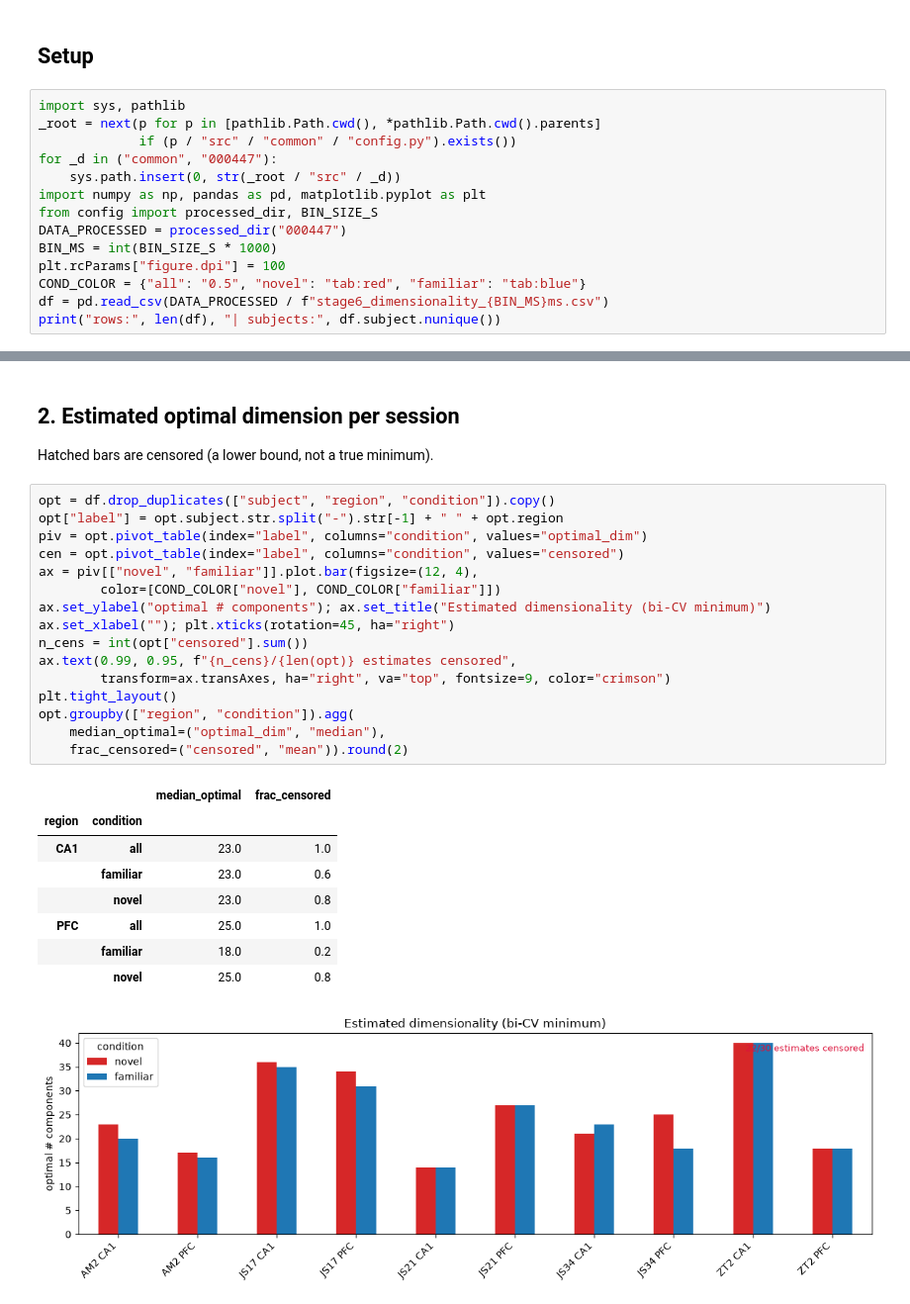
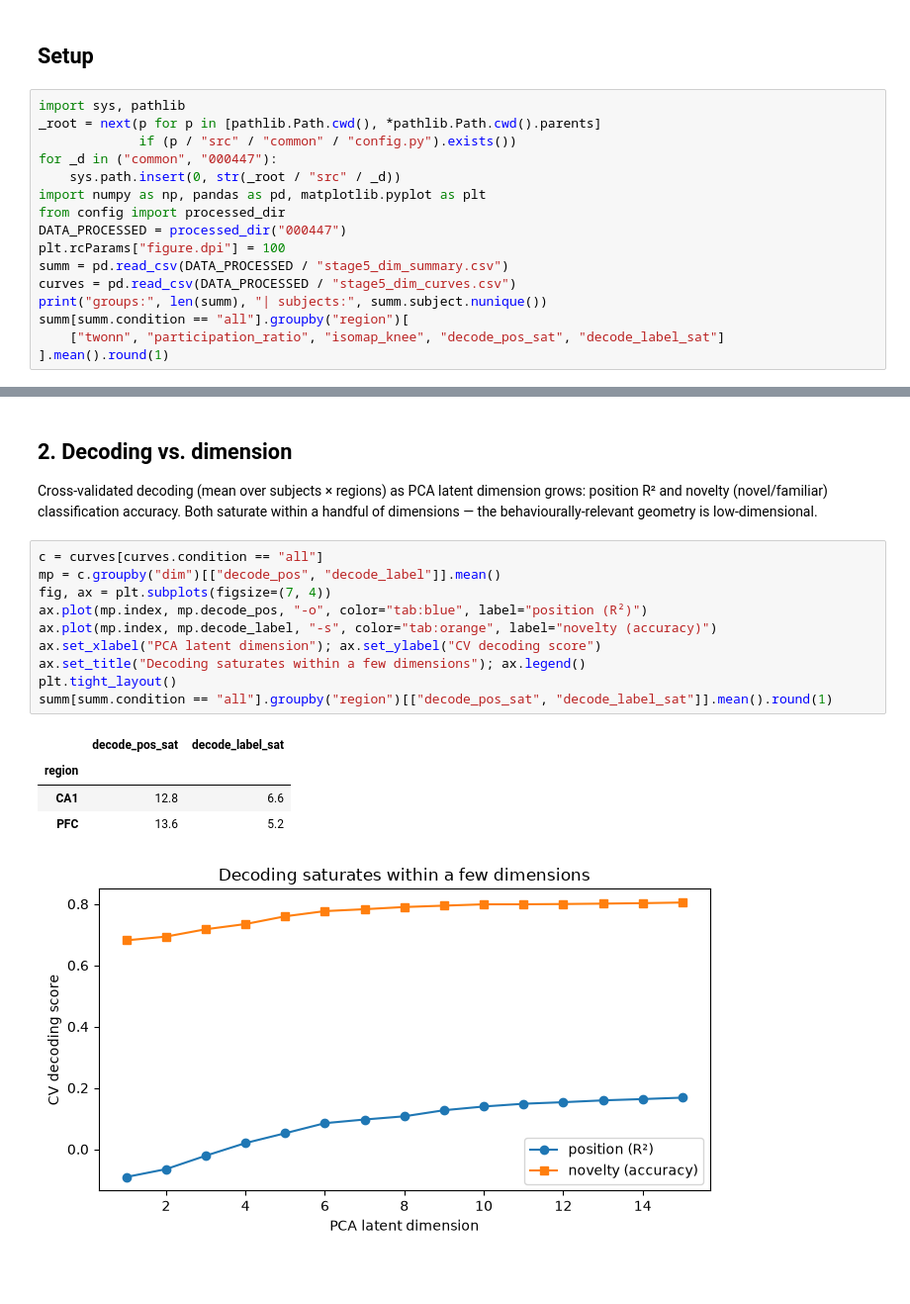
Before and after one commit to M-Proskurin/NeuroDataReHack, a Jupyter notebook: notebooks/000447/06_dimensionality.ipynb, the cells around one changed output, grey strips where cells are left out. Shown at 99% size. Drawn from its saved outputs; the diff is of its cells as text; blank space fills up the shorter version.

```diff
--- a/notebooks/000447/06_dimensionality.ipynb
+++ b/notebooks/000447/06_dimensionality.ipynb
@@ -18,11 +22,13 @@ _root = next(p for p in [pathlib.Path.cwd(), *pathlib.Path.cwd().parents]
 for _d in ("common", "000447"):
     sys.path.insert(0, str(_root / "src" / _d))
 import numpy as np, pandas as pd, matplotlib.pyplot as plt
-from config import processed_dir, BIN_SIZE_S
+from config import processed_dir
 DATA_PROCESSED = processed_dir("000447")
-BIN_MS = int(BIN_SIZE_S * 1000)
 plt.rcParams["figure.dpi"] = 100
-COND_COLOR = {"all": "0.5", "novel": "tab:red", "familiar": "tab:blue"}
-df = pd.read_csv(DATA_PROCESSED / f"stage6_dimensionality_{BIN_MS}ms.csv")
-print("rows:", len(df), "| subjects:", df.subject.nunique())
+summ = pd.read_csv(DATA_PROCESSED / "stage5_dim_summary.csv")
+curves = pd.read_csv(DATA_PROCESSED / "stage5_dim_curves.csv")
+print("groups:", len(summ), "| subjects:", summ.subject.nunique())
+summ[summ.condition == "all"].groupby("region")[
+    ["twonn", "participation_ratio", "isomap_knee", "decode_pos_sat", "decode_label_sat"]
+].mean().round(1)
 # %% [output]
@@ -57,30 +60,24 @@ plt.tight_layout()
 # %% [markdown]
-## 2. Estimated optimal dimension per session
-Hatched bars are censored (a lower bound, not a true minimum).
+## 2. Decoding vs. dimension
+
+Cross-validated decoding (mean over subjects × regions) as PCA latent dimension
+grows: position R² and novelty (novel/familiar) classification accuracy. Both
+saturate within a handful of dimensions — the behaviourally-relevant geometry is
+low-dimensional.
 # %%
-opt = df.drop_duplicates(["subject", "region", "condition"]).copy()
-opt["label"] = opt.subject.str.split("-").str[-1] + " " + opt.region
-piv = opt.pivot_table(index="label", columns="condition", values="optimal_dim")
-cen = opt.pivot_table(index="label", columns="condition", values="censored")
-ax = piv[["novel", "familiar"]].plot.bar(figsize=(12, 4),
-        color=[COND_COLOR["novel"], COND_COLOR["familiar"]])
-ax.set_ylabel("optimal # components"); ax.set_title("Estimated dimensionality (bi-CV minimum)")
-ax.set_xlabel(""); plt.xticks(rotation=45, ha="right")
-n_cens = int(opt["censored"].sum())
-ax.text(0.99, 0.95, f"{n_cens}/{len(opt)} estimates censored",
-        transform=ax.transAxes, ha="right", va="top", fontsize=9, color="crimson")
+c = curves[curves.condition == "all"]
+mp = c.groupby("dim")[["decode_pos", "decode_label"]].mean()
+fig, ax = plt.subplots(figsize=(7, 4))
+ax.plot(mp.index, mp.decode_pos, "-o", color="tab:blue", label="position (R²)")
+ax.plot(mp.index, mp.decode_label, "-s", color="tab:orange", label="novelty (accuracy)")
+ax.set_xlabel("PCA latent dimension"); ax.set_ylabel("CV decoding score")
+ax.set_title("Decoding saturates within a few dimensions"); ax.legend()
 plt.tight_layout()
-opt.groupby(["region", "condition"]).agg(
-    median_optimal=("optimal_dim", "median"),
-    frac_censored=("censored", "mean")).round(2)
+summ[summ.condition == "all"].groupby("region")[["decode_pos_sat", "decode_label_sat"]].mean().round(1)
 # %% [output]
-|  |  | median_optimal | frac_censored |
-| region | condition |  |  |
-| CA1 | all | 23.0 | 1.0 |
-|  | familiar | 23.0 | 0.6 |
-|  | novel | 23.0 | 0.8 |
-| PFC | all | 25.0 | 1.0 |
-|  | familiar | 18.0 | 0.2 |
-|  | novel | 25.0 | 0.8 |
+|  | decode_pos_sat | decode_label_sat |
+| region |  |  |
+| CA1 | 12.8 | 6.6 |
+| PFC | 13.6 | 5.2 |
-[figure, old version]
+[figure, new version]
 # %% [markdown]
```
Also changed, not shown: parts of 7 cells of this notebook, 5 other files.
